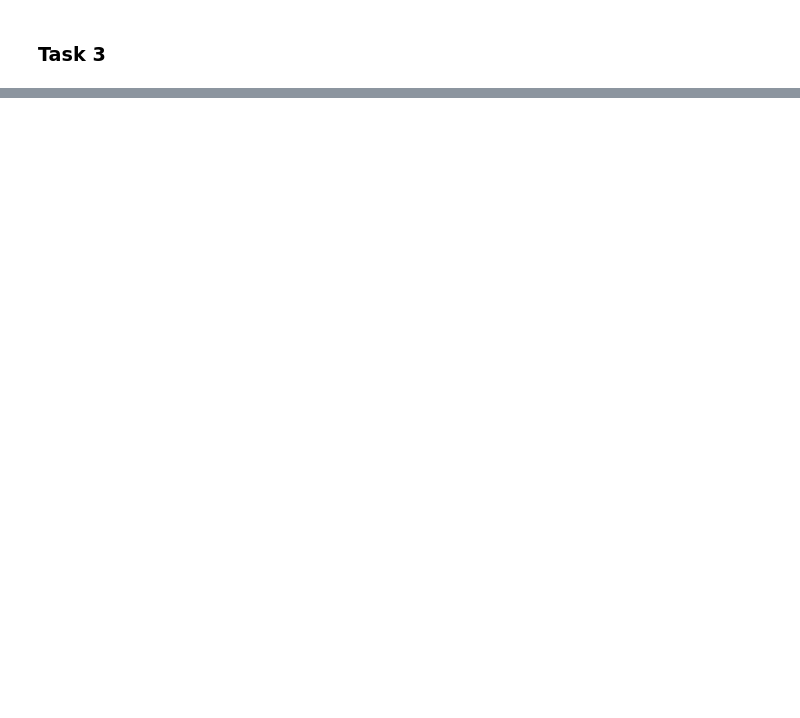
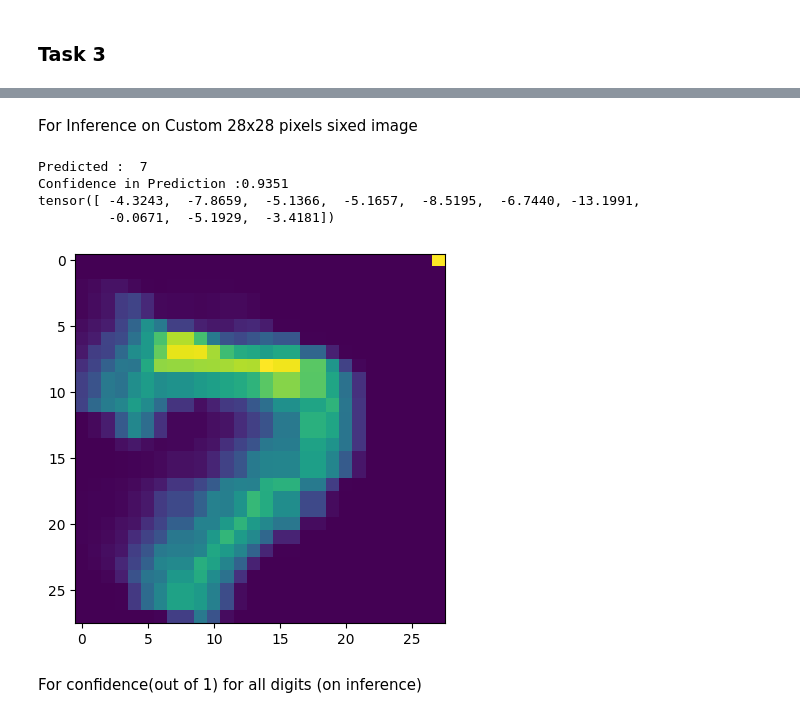
Before and after one commit to ddhanush24/project_deeptrace, a Jupyter notebook: 251CS225/MNIST_DigitClassification/Untitled1.ipynb, the cells around one changed output, grey strips where cells are left out. Cells and saved outputs as stored; diff of their text form; code cells hidden in the pictures; blank space fills up the shorter version.

```diff
--- a/251CS225/MNIST_DigitClassification/Untitled1.ipynb
+++ b/251CS225/MNIST_DigitClassification/Untitled1.ipynb
@@ -242,0 +267,24 @@ nnet(
+# %% [markdown]
+For Inference on Custom 28x28 pixels sixed image
+# %%
+from PIL import Image
+model1.eval()
+imgpath="somthblur7.png" #replace "somthblur7.png" with image path
+customtest=Image.open(imgpath).convert('L')
+cus_tst = transform_test(customtest)
+cimg=cus_tst.unsqueeze(0)
+plt.imshow(customtest)
+with torch.no_grad():
+  #cimg=cimg.to(device)
+  outputs=model1(cimg)
+  print("Predicted : ",torch.argmax(outputs[0]).item())
+  print(f"Confidence in Prediction :{torch.exp(torch.max(outputs[0])).item():.4f} ")
+  #print(outputs[0])
+# %% [output]
+Predicted :  7
+Confidence in Prediction :0.9351
+tensor([ -4.3243,  -7.8659,  -5.1366,  -5.1657,  -8.5195,  -6.7440, -13.1991,
+         -0.0671,  -5.1929,  -3.4181])
+[figure, added]
+# %% [markdown]
+For confidence(out of 1) for all digits (on inference)
```
Also changed, not shown: parts of 16 cells of this notebook.
